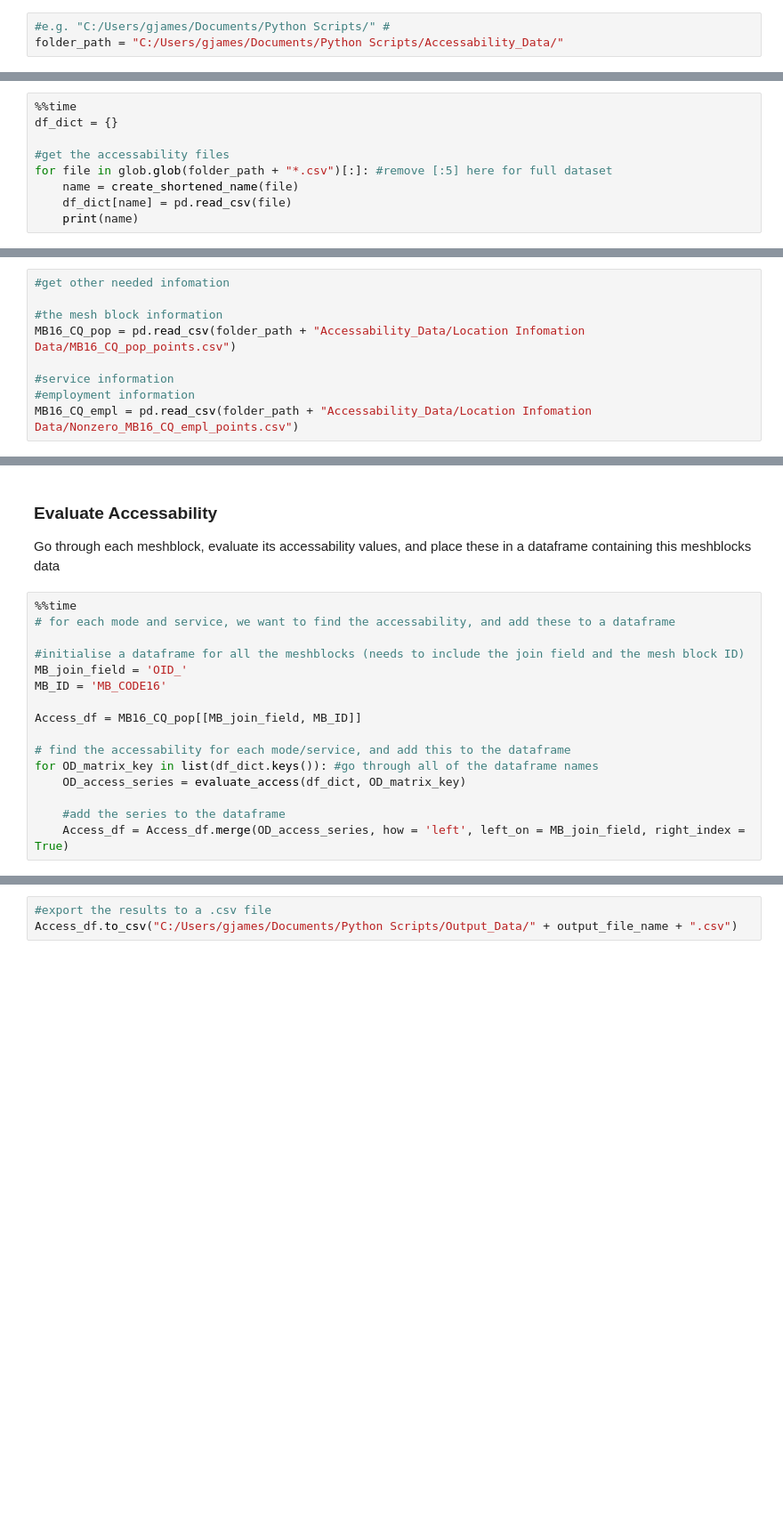
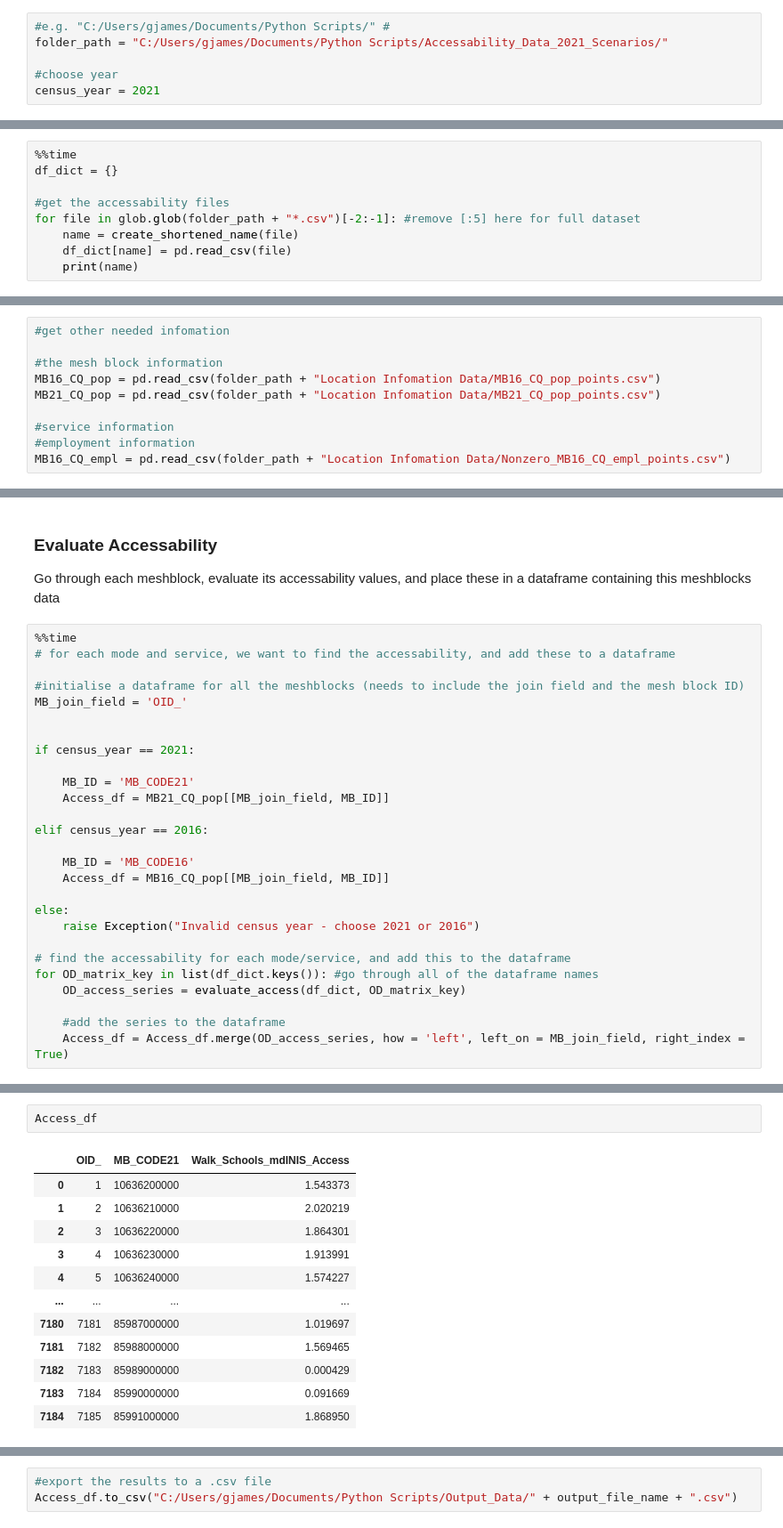
Before and after one commit to glennj258/Accessability-Scripts, a Jupyter notebook: Evaluating Accessibility.ipynb, the cells around one changed output, grey strips where cells are left out. Shown at 89% size. Cells and saved outputs as stored; diff of their text form; blank space fills up the shorter version.

```diff
--- a/Evaluating Accessibility.ipynb
+++ b/Evaluating Accessibility.ipynb
@@ -34,6 +39,9 @@ Specify the path to the folder where the data to use is stored, and where output
 # %%
 #e.g. "C:/Users/gjames/Documents/Python Scripts/" #
-folder_path = "C:/Users/gjames/Documents/Python Scripts/Accessability_Data/"
+folder_path = "C:/Users/gjames/Documents/Python Scripts/Accessability_Data_2021_Scenarios/"
+
+#choose year
+census_year = 2021
 # %% [markdown]
 #### Import the data to use
 # %%
@@ -41,7 +49,7 @@ folder_path = "C:/Users/gjames/Documents/Python Scripts/Accessability_Data/"
 df_dict = {}
 
 #get the accessability files
-for file in glob.glob(folder_path + "*.csv")[:]: #remove [:5] here for full dataset
+for file in glob.glob(folder_path + "*.csv")[-2:-1]: #remove [:5] here for full dataset
     name = create_shortened_name(file)
     df_dict[name] = pd.read_csv(file)
     print(name)
@@ -51,9 +61,10 @@ NameError: name 'create_shortened_name' is not defined
 #get other needed infomation
 
 #the mesh block information
-MB16_CQ_pop = pd.read_csv(folder_path + "Accessability_Data/Location Infomation Data/MB16_CQ_pop_points.csv")
+MB16_CQ_pop = pd.read_csv(folder_path + "Location Infomation Data/MB16_CQ_pop_points.csv")
+MB21_CQ_pop = pd.read_csv(folder_path + "Location Infomation Data/MB21_CQ_pop_points.csv")
 
 #service information
 #employment information
-MB16_CQ_empl = pd.read_csv(folder_path + "Accessability_Data/Location Infomation Data/Nonzero_MB16_CQ_empl_points.csv")
+MB16_CQ_empl = pd.read_csv(folder_path + "Location Infomation Data/Nonzero_MB16_CQ_empl_points.csv")
 # %%
@@ -144,9 +121,20 @@ Go through each meshblock, evaluate its accessability values, and place these in
 
 #initialise a dataframe for all the meshblocks (needs to include the join field and the mesh block ID)
 MB_join_field = 'OID_'
-MB_ID = 'MB_CODE16'
 
-Access_df = MB16_CQ_pop[[MB_join_field, MB_ID]]
+
+if census_year == 2021:
+
+    MB_ID = 'MB_CODE21'
+    Access_df = MB21_CQ_pop[[MB_join_field, MB_ID]]
+
+elif census_year == 2016:
+
+    MB_ID = 'MB_CODE16'
+    Access_df = MB16_CQ_pop[[MB_join_field, MB_ID]]
+
+else:
+    raise Exception("Invalid census year - choose 2021 or 2016")
 
 # find the accessability for each mode/service, and add this to the dataframe
 for OD_matrix_key in list(df_dict.keys()): #go through all of the dataframe names
@@ -159,0 +148,15 @@ Wall time: 17min 38s
+# %%
+Access_df
+# %% [output]
+|  | OID_ | MB_CODE21 | Walk_Schools_mdINIS_Access |
+| 0 | 1 | 10636200000 | 1.543373 |
+| 1 | 2 | 10636210000 | 2.020219 |
+| 2 | 3 | 10636220000 | 1.864301 |
+| 3 | 4 | 10636230000 | 1.913991 |
+| 4 | 5 | 10636240000 | 1.574227 |
+| ... | ... | ... | ... |
+| 7180 | 7181 | 85987000000 | 1.019697 |
+| 7181 | 7182 | 85988000000 | 1.569465 |
+| 7182 | 7183 | 85989000000 | 0.000429 |
+| 7183 | 7184 | 85990000000 | 0.091669 |
+| 7184 | 7185 | 85991000000 | 1.868950 |
```
Also changed, not shown: parts of 20 cells of this notebook, 7 other files.
